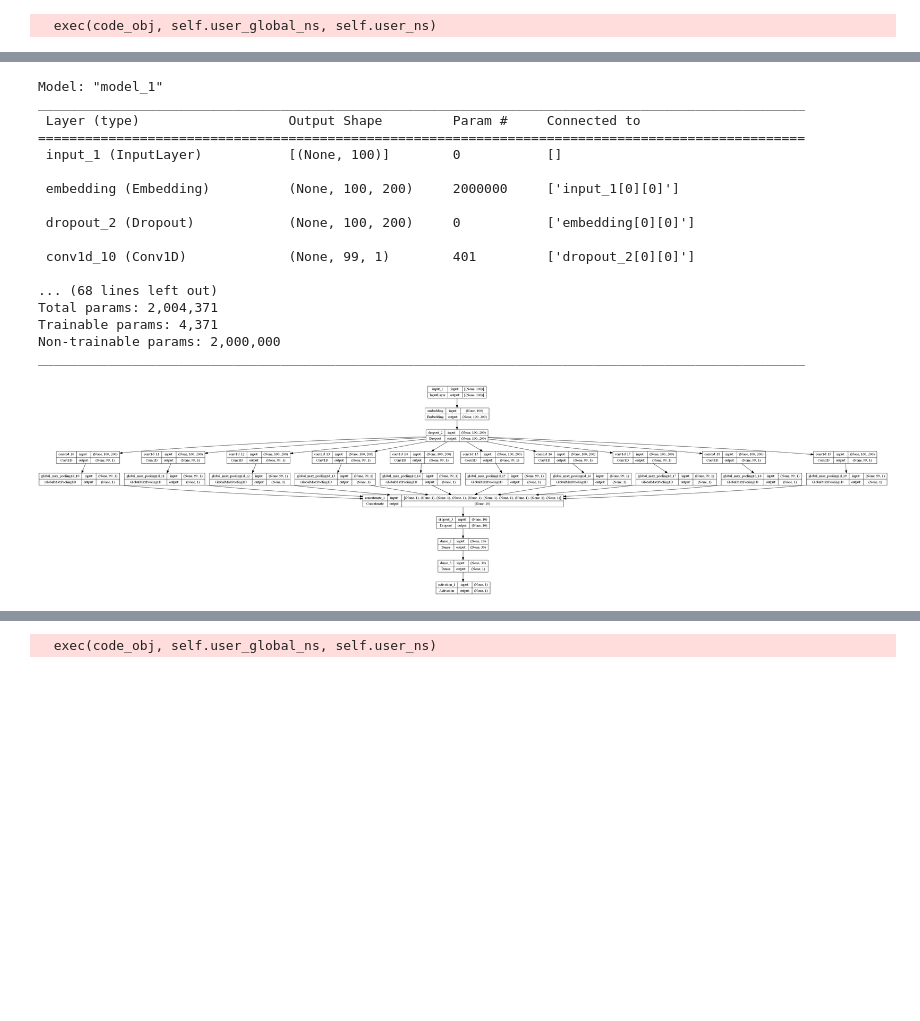
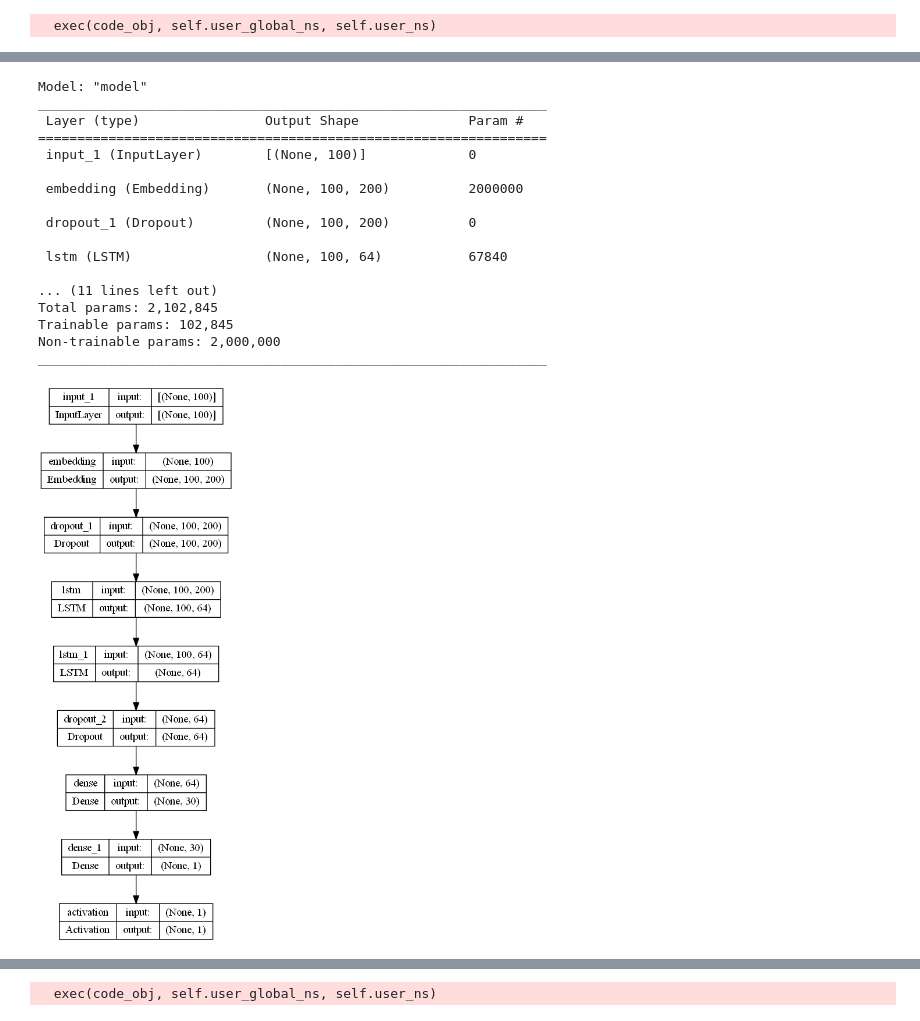
Before and after one commit to GorshkovaTatiana/NN, a Jupyter notebook: NN_3.ipynb, the cells around one changed output, grey strips where cells are left out. Drawn from its saved outputs; the diff is of its cells as text; code cells hidden in the pictures; blank space fills up the shorter version.

```diff
--- a/NN_3.ipynb
+++ b/NN_3.ipynb
@@ -136,53 +136,43 @@ def f1(y_true, y_pred):
 # %%
 # Создаем сверточную сеть для обработки биграмм
 from keras import optimizers
-from keras.layers import Dense, concatenate, Activation, Dropout
+from keras.layers import Dense, concatenate, Activation, Dropout, LSTM
 from keras.models import Model
 from keras.layers.convolutional import Conv1D
 from keras.layers.pooling import GlobalMaxPooling1D
 from keras.utils import plot_model
 
 branches = []
 # Добавляем dropout-регуляризацию
 x = Dropout(0.2)(review_encoder)
-
-for size, filters_count in [(2, 10)]:
-    for i in range(filters_count):
-        # Добавляем слой свертки
-        branch = Conv1D(filters=1, kernel_size=size, padding='valid', activation='relu')(x)
-        # Добавляем слой субдискретизации
-        branch = GlobalMaxPooling1D()(branch)
-        branches.append(branch)
-# Конкатенируем карты признаков
-x = concatenate(branches, axis=1)
 # Добавляем dropout-регуляризацию
-#x = LSTM(64, return_sequences=True)(x)
-#x = LSTM(64)(x)
+x = LSTM(64, return_sequences=True)(x)
+x = LSTM(64)(x)
 x = Dropout(0.2)(x)
 x = Dense(30, activation='relu')(x)
 x = Dense(1)(x)
 output = Activation('sigmoid')(x)
 
 model = Model(inputs=[review_input], outputs=[output])
 model.compile(loss='binary_crossentropy', optimizer='adam', metrics=[precision, recall, f1])
 model.summary()
 plot_model(model, to_file='model_plot.png', show_shapes=True, show_layer_names=True)
 # %% [output]
-Model: "model_1"
-__________________________________________________________________________________________________
- Layer (type)                   Output Shape         Param #     Connected to
-==================================================================================================
- input_1 (InputLayer)           [(None, 100)]        0           []
+Model: "model"
+_________________________________________________________________
+ Layer (type)                Output Shape              Param #
+=================================================================
+ input_1 (InputLayer)        [(None, 100)]             0
 
- embedding (Embedding)          (None, 100, 200)     2000000     ['input_1[0][0]']
+ embedding (Embedding)       (None, 100, 200)          2000000
 
- dropout_2 (Dropout)            (None, 100, 200)     0           ['embedding[0][0]']
+ dropout_1 (Dropout)         (None, 100, 200)          0
 
- conv1d_10 (Conv1D)             (None, 99, 1)        401         ['dropout_2[0][0]']
+ lstm (LSTM)                 (None, 100, 64)           67840
 
-... (68 lines left out)
-Total params: 2,004,371
-Trainable params: 4,371
+... (11 lines left out)
+Total params: 2,102,845
+Trainable params: 102,845
 Non-trainable params: 2,000,000
-__________________________________________________________________________________________________
+_________________________________________________________________
-[figure, old version]
+[figure, new version]
```
Also changed, not shown: parts of 9 cells of this notebook.
